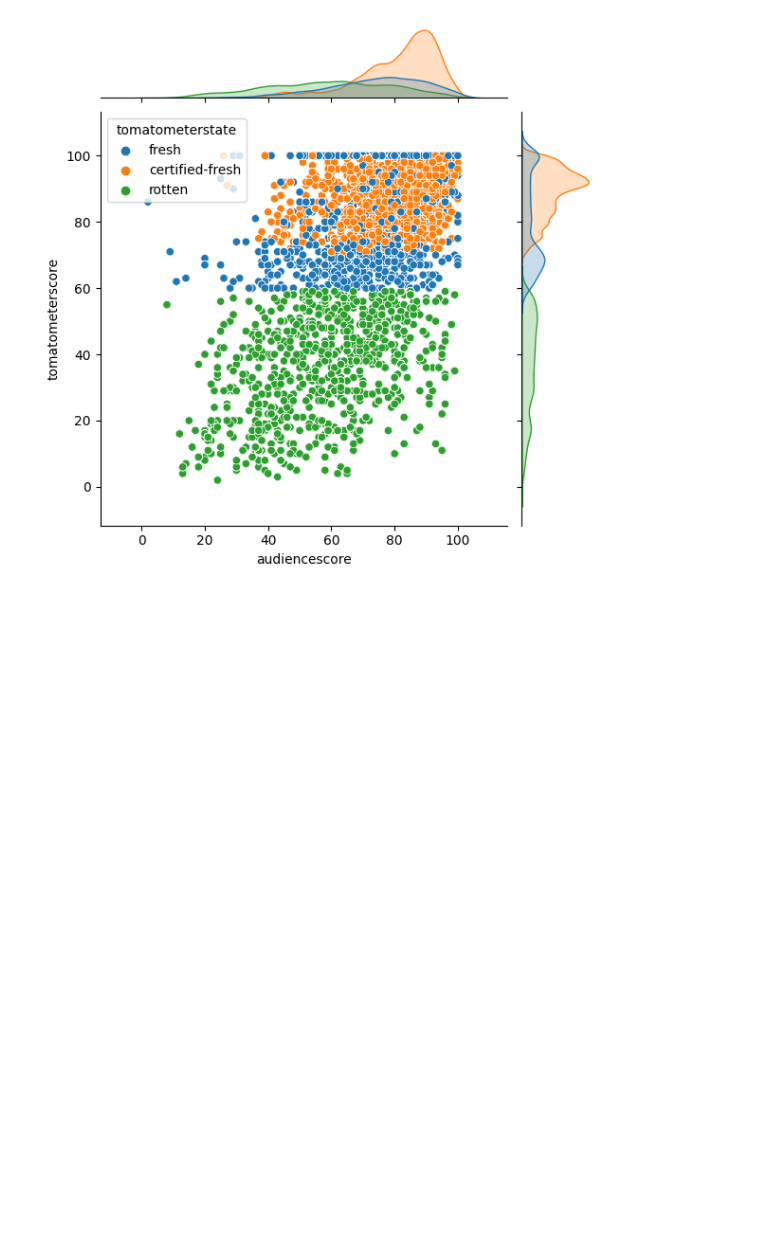
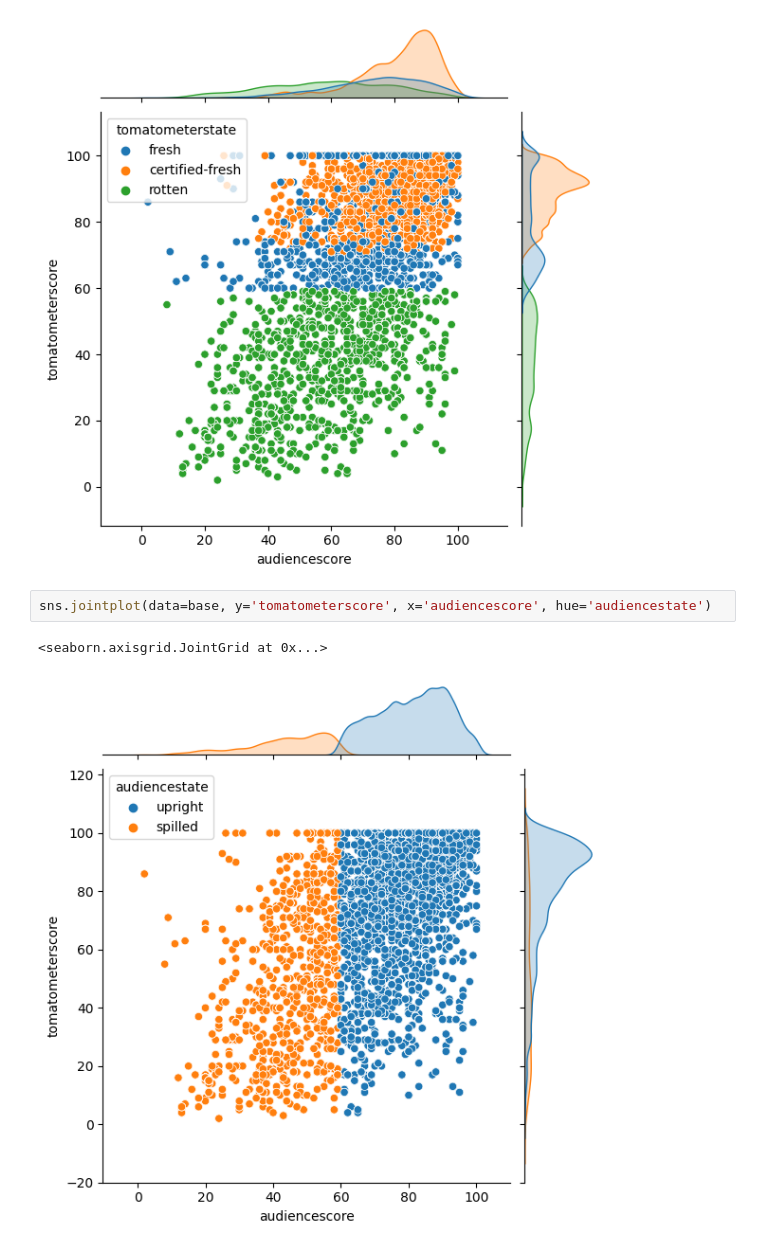
Before and after one commit to Ticiano-Damasceno/Intro-Python-Unifor, a Jupyter notebook: Arquivo 2 - estudo rotten tomatoes.ipynb, the cells around one changed output. Cells and saved outputs as stored; diff of their text form; blank space fills up the shorter version.

```diff
--- a/Arquivo 2 - estudo rotten tomatoes.ipynb
+++ b/Arquivo 2 - estudo rotten tomatoes.ipynb
@@ -123,3 +198,8 @@ sns.jointplot(data=base, y='tomatometerscore', x='audiencescore', hue='tomatomet
 # %% [output]
 <seaborn.axisgrid.JointGrid at 0x...>
 [figure]
+# %%
+sns.jointplot(data=base, y='tomatometerscore', x='audiencescore', hue='audiencestate')
+# %% [output]
+<seaborn.axisgrid.JointGrid at 0x...>
+[figure, added]
```
Also changed, not shown: parts of 13 cells of this notebook, 2 other files.
